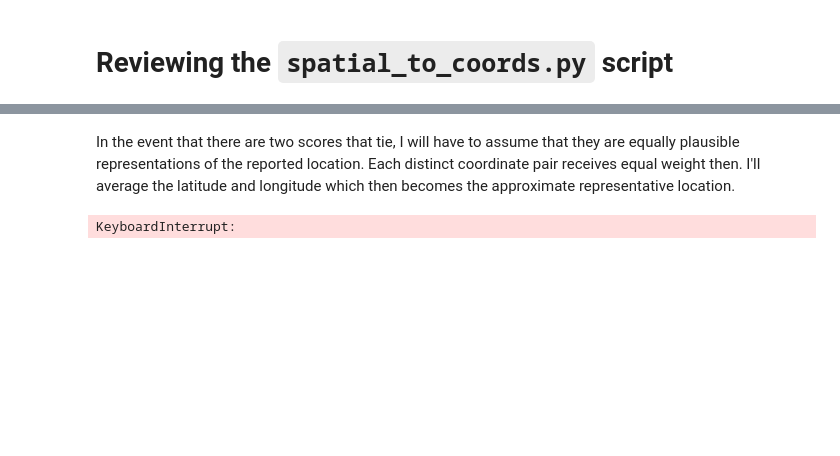
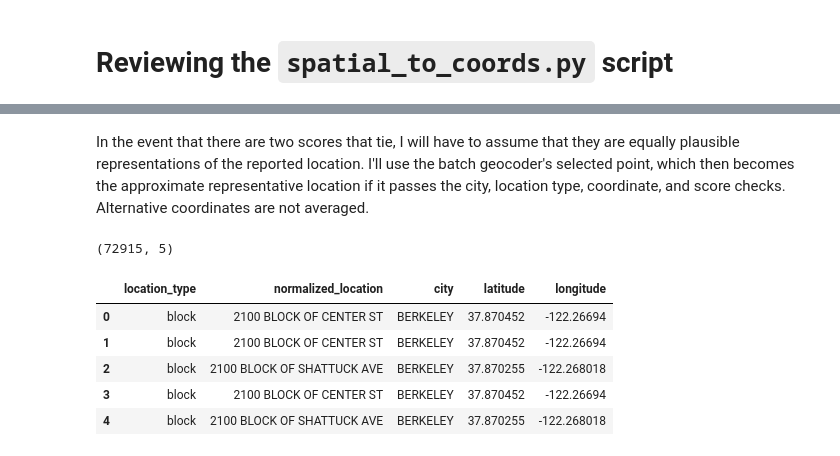
Before and after one commit to UCB-stat159-f26/final-project-team-27, a Jupyter notebook: scripts/reviewing_all_data.ipynb, the cells around one changed output, grey strips where cells are left out. Drawn from its saved outputs; the diff is of its cells as text; code cells hidden in the pictures; blank space fills up the shorter version.

Commit message:
Replaced querying with batch queries to speed up. Added changes to the assumptions and parsing rules lists

```diff
--- a/scripts/reviewing_all_data.ipynb
+++ b/scripts/reviewing_all_data.ipynb
@@ -415,9 +428,15 @@ print({
 {'total': 20, 'kept': 20, 'rejected': 0}
 # %% [markdown]
-In the event that there are two scores that tie, I will have to assume that they are equally plausible representations of the reported location. Each distinct coordinate pair receives equal weight then. I'll average the latitude and longitude which then becomes the approximate representative location.
+In the event that there are two scores that tie, I will have to assume that they are equally plausible representations of the reported location. I'll use the batch geocoder's selected point, which then becomes the approximate representative location if it passes the city, location type, coordinate, and score checks. Alternative coordinates are not averaged.
 # %%
-arrests_coords = spatial.convert_to_coords(arrests_data, cache=arrests_location_cache)
+arrests_coords = spatial.convert_to_coords(arrests_data)
 print(arrests_coords.shape)
 display(arrests_coords.head())
 # %% [output]
-KeyboardInterrupt:
+(72915, 5)
+|  | location_type | normalized_location | city | latitude | longitude |
+| 0 | block | 2100 BLOCK OF CENTER ST | BERKELEY | 37.870452 | -122.26694 |
+| 1 | block | 2100 BLOCK OF CENTER ST | BERKELEY | 37.870452 | -122.26694 |
+| 2 | block | 2100 BLOCK OF SHATTUCK AVE | BERKELEY | 37.870255 | -122.268018 |
+| 3 | block | 2100 BLOCK OF CENTER ST | BERKELEY | 37.870452 | -122.26694 |
+| 4 | block | 2100 BLOCK OF SHATTUCK AVE | BERKELEY | 37.870255 | -122.268018 |
```
Also changed, not shown: parts of 5 cells of this notebook, 1 other file.
